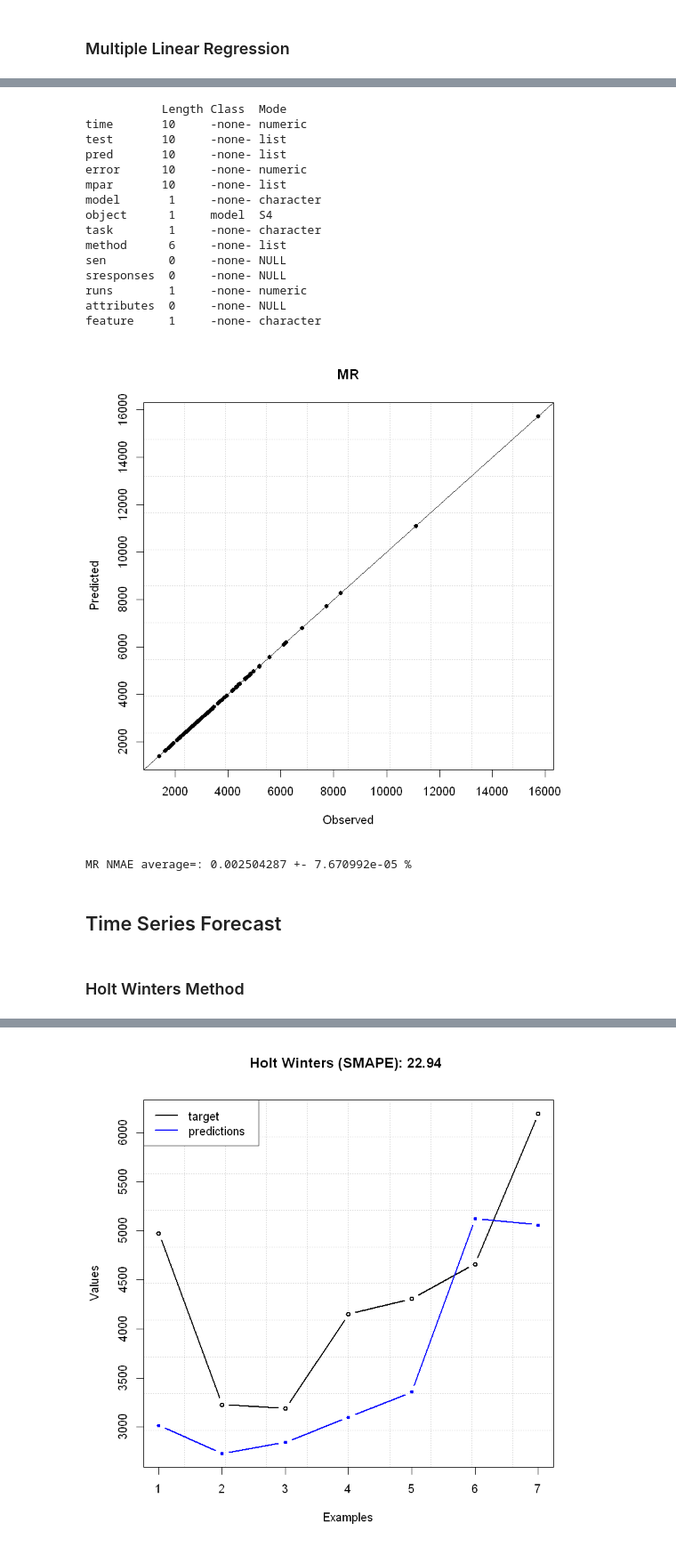
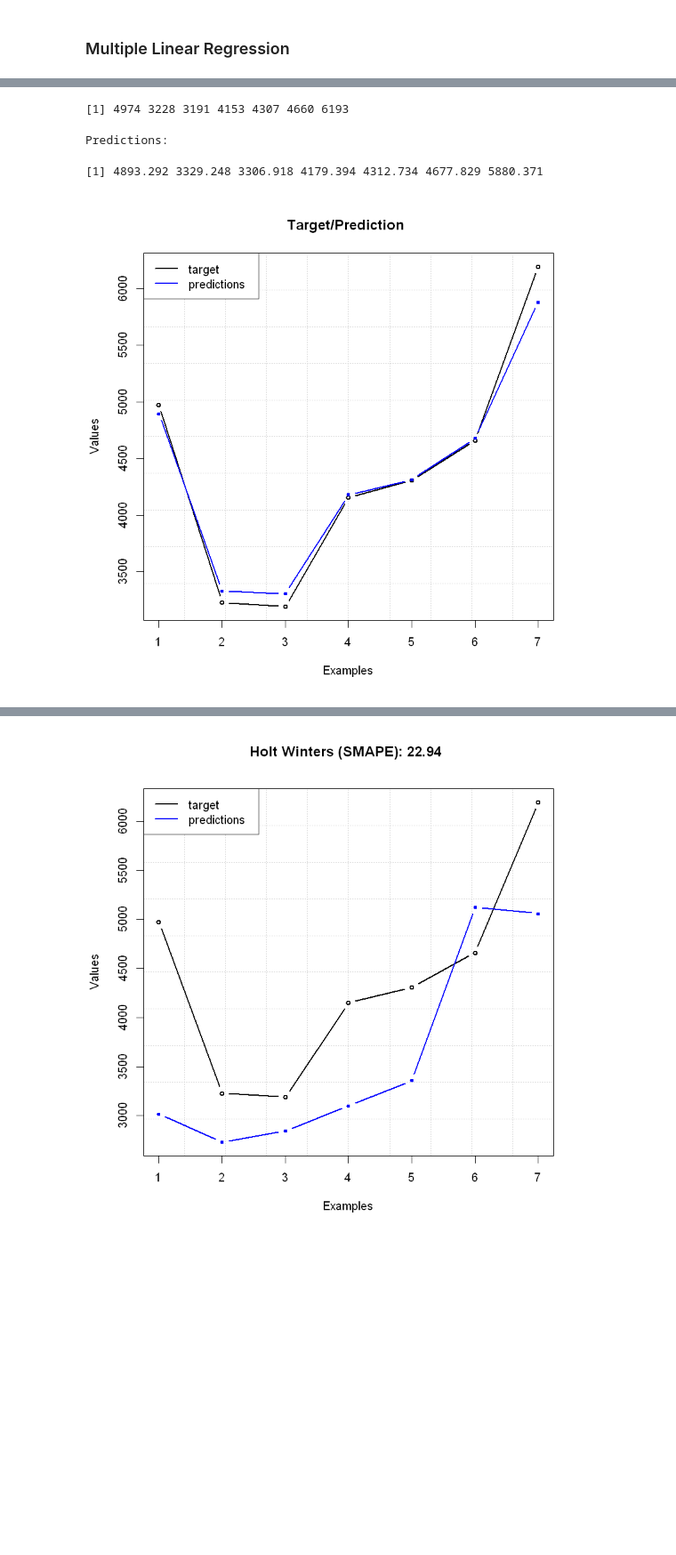
Before and after one commit to JoaoGuedes01/TIAPOSE_R_Data_Mining, a Jupyter notebook: Jupyter/Data Exploration.ipynb, the cells around one changed output, grey strips where cells are left out. Shown: that part at 89% size. Saved outputs shown, nothing was run; the diff lists cells and outputs as text; code cells hidden in the pictures; blank space fills up the shorter version.

```diff
--- a/Jupyter/Data Exploration.ipynb
+++ b/Jupyter/Data Exploration.ipynb
@@ -262,3 +271,6 @@ F-statistic: 3.787 on 4 and 252 DF,  p-value: 0.005204
 ## Modeling (Rminer)
 # %% [markdown]
 ### Multiple Linear Regression
+# %%
+H=holdout(data$all,ratio=7,mode="order")
+H
@@ -265,5 +295,14 @@ F-statistic: 3.787 on 4 and 252 DF,  p-value: 0.005204
 # %%
-MR=mining(all~.,data,model="mr",Runs=10,method=c("holdouto",2/3))
-cat("total time elapsed:",sum(MR$time),"s\n")
-summary(MR)
+MR=fit(all~.,data[H$tr,],model="randomForest")
+Target = data[H$ts,1]
+cat("Target Values:")
+Target
+
+Pred = predict(MR,data[H$ts,])
+cat("Predictions:")
+Pred
+
+
+mgraph(Target,Pred,graph="REG",Grid=10,col=c("black","blue"),
+leg=list(pos="topleft",leg=c("target","predictions")),main="Target/Prediction ")
 # %% [output]
@@ -271,27 +310,4 @@ total time elapsed: 0.17 s
-           Length Class  Mode
-time       10     -none- numeric
-test       10     -none- list
-pred       10     -none- list
-error      10     -none- numeric
-mpar       10     -none- list
-model       1     -none- character
-object      1     model  S4
-task        1     -none- character
-method      6     -none- list
-sen         0     -none- NULL
-sresponses  0     -none- NULL
-runs        1     -none- numeric
-attributes  0     -none- NULL
-feature     1     -none- character
+[1] 4974 3228 3191 4153 4307 4660 6193
+Predictions:
+[1] 4893.292 3329.248 3306.918 4179.394 4312.734 4677.829 5880.371
+[figure, added]
-# %%
-mgraph(MR,graph="RSC",main="MR",baseline=TRUE,Grid=10)
-# %% [output]
-[figure, removed]
-# %%
-eMR=mmetric(MR,metric="NMAE")
-m1=meanint(eMR)
-cat("MR NMAE average=:",m1$mean,"+-",m1$int,"%\n")
-# %% [output]
-MR NMAE average=: 0.002504287 +- 7.670992e-05 %
-# %% [markdown]
-## Time Series Forecast
@@ -305,2 +313,0 @@ Target=data$all[(L-H+1):L]
-# %% [markdown]
-### Holt Winters Method
```
Also changed, not shown: parts of 24 cells of this notebook.
